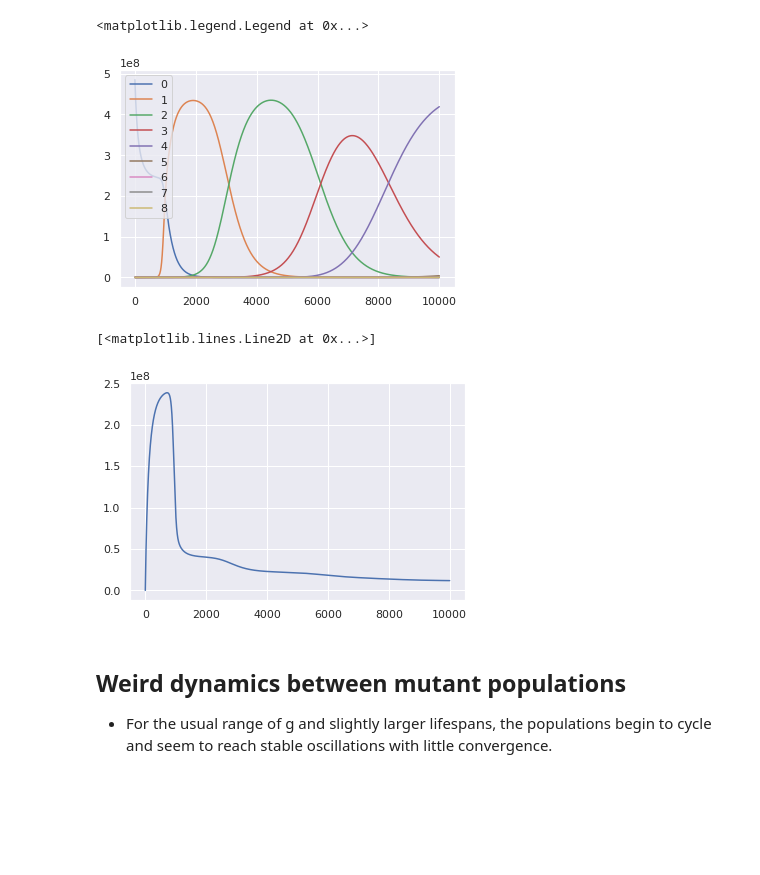
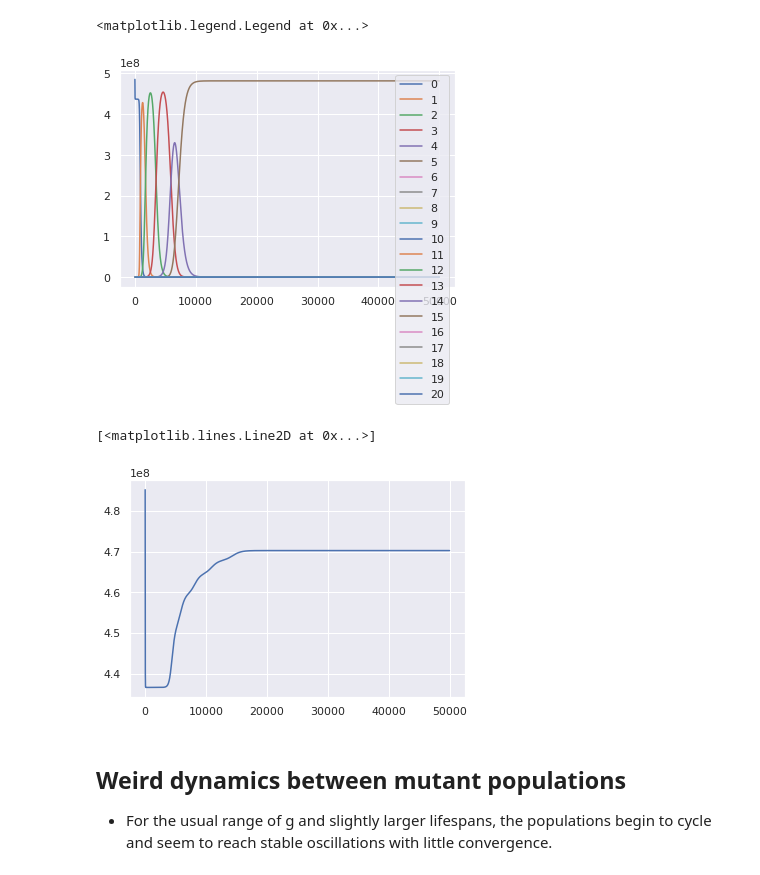
Before and after one commit to vibishanb/cancer-incidence-models, a Jupyter notebook: cell-competition-model.ipynb, the cells around one changed output. Drawn from its saved outputs; the diff is of its cells as text; code cells hidden in the pictures; blank space fills up the shorter version.

Commit message:
Updates from linear-model and stochastic cell competition script

```diff
--- a/cell-competition-model.ipynb
+++ b/cell-competition-model.ipynb
@@ -12,20 +12,20 @@ parr = numpy.exp(numpy.arange(-24, -14)) #Mutation rate
 narr = numpy.exp(numpy.arange(14, 25)) #Cell number
 garr = numpy.array([0.03125, 0.0625, 0.125, 0.25, 0.5]) #Growth rate increment
 
-ndiv=10 #Number of cell divisions per year
-age=1000 #Lifespan
-time=ndiv*age #Duration of the simulation
+ndiv = 10 #Number of cell divisions per year
+age = 5000 #Lifespan
+time = ndiv*age #Duration of the simulation
 n_mut = numpy.zeros(time, dtype=int) #Number of mutations
 
-threshold = 8 #Mutation threshold for cancer
+threshold = 20 #Mutation threshold for cancer
 m = numpy.zeros((threshold+1)*time).reshape((threshold+1), time)
 
 n = narr[6] #Carrying capacity
 m[0] = numpy.array([n]*time)
 p = parr[6]
 g_inc = garr[-1]
-g = numpy.array([0.1+(g_inc*a) for a in range(threshold+1)])/10 #Growth rate progression
-d = g[0]/2 #Constant death rate
+g = numpy.linspace(0.1, 5, num=threshold+1) #Death rate progression
+d = g[0]/10 #Constant growth rate
 
 for t in tqdm(range(time)):
 
@@ -53,12 +53,12 @@ for i,l in zip(m, numpy.arange(threshold+1)):
 plt.legend()
 # %% [output]
 <matplotlib.legend.Legend at 0x...>
-[figure, old version]
+[figure, new version]
 # %%
-plt.plot(n-m.sum(axis=0))
+plt.plot(m.sum(axis=0))
 # %% [output]
 [<matplotlib.lines.Line2D at 0x...>]
-[figure, old version]
+[figure, new version]
 # %% [markdown]
 ## Weird dynamics between mutant populations
 - For the usual range of g and slightly larger lifespans, the populations begin to cycle and seem to reach stable oscillations with little convergence.
```
Also changed, not shown: 2 other files.
